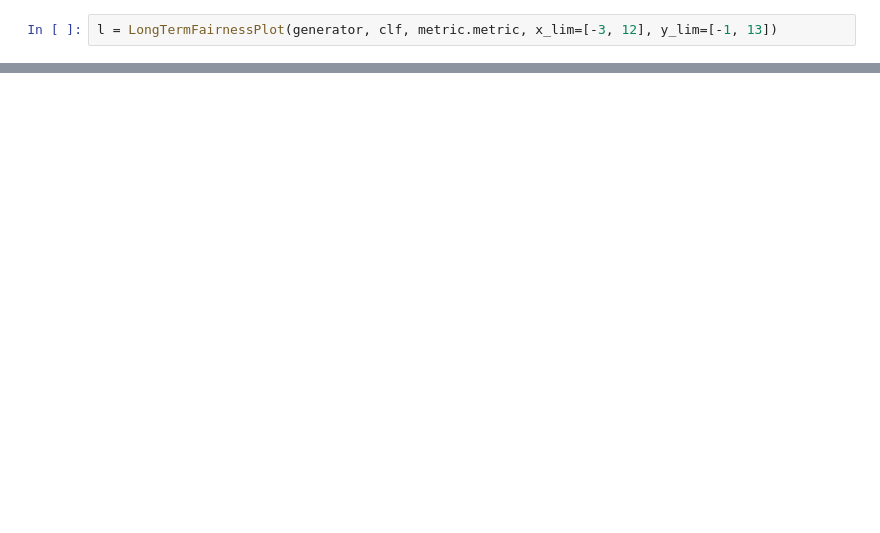
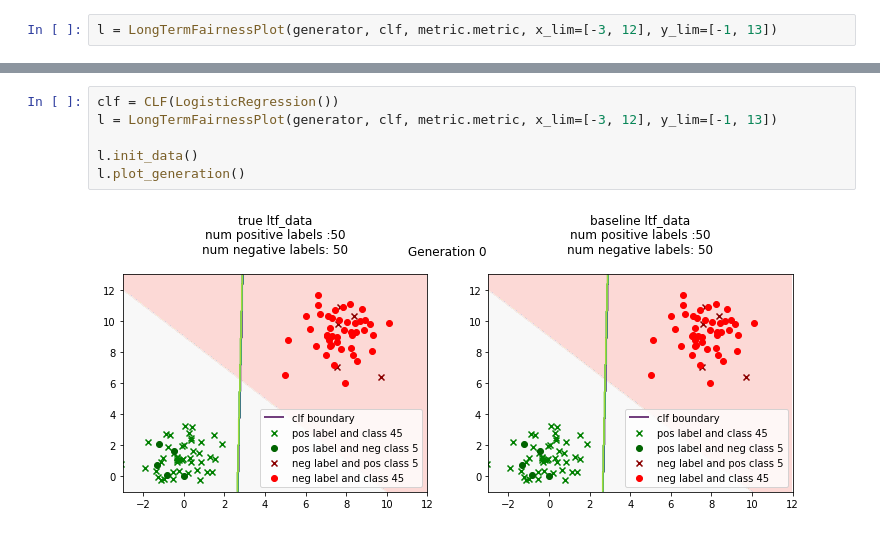
Before and after one commit to danilobr94/dynamic-aif-framework, a Jupyter notebook: examples/2_2_individual_data_generation.ipynb, the cells around one changed output, grey strips where cells are left out. Drawn from its saved outputs; the diff is of its cells as text; blank space fills up the shorter version.

```diff
--- a/examples/2_2_individual_data_generation.ipynb
+++ b/examples/2_2_individual_data_generation.ipynb
@@ -67,0 +69,8 @@ l.plot(["accuracy", "disparate impact"])
+# %%
+clf = CLF(LogisticRegression())
+l = LongTermFairnessPlot(generator, clf, metric.metric, x_lim=[-3, 12], y_lim=[-1, 13])
+
+l.init_data()
+l.plot_generation()
+# %% [output]
+[figure, added]
```
Also changed, not shown: parts of 21 cells of this notebook, 3 other files.
